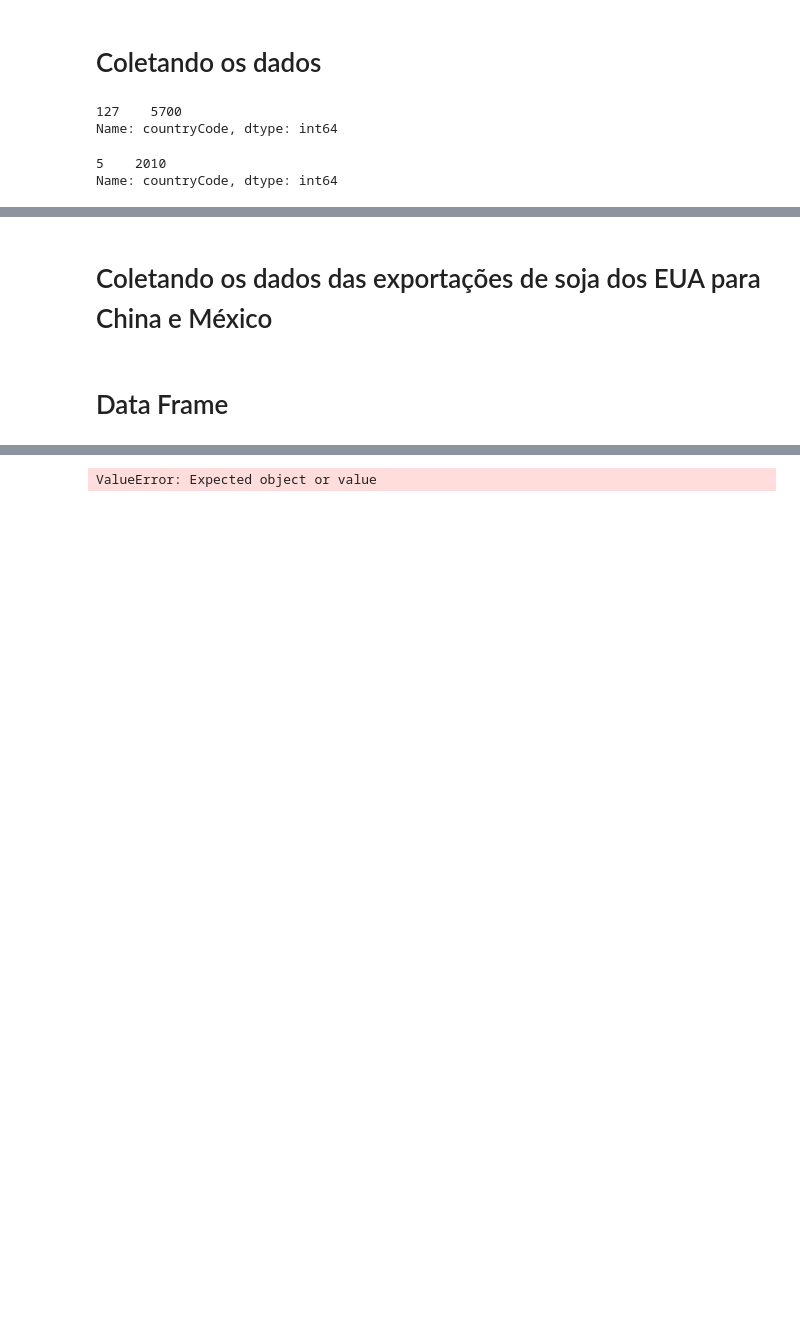
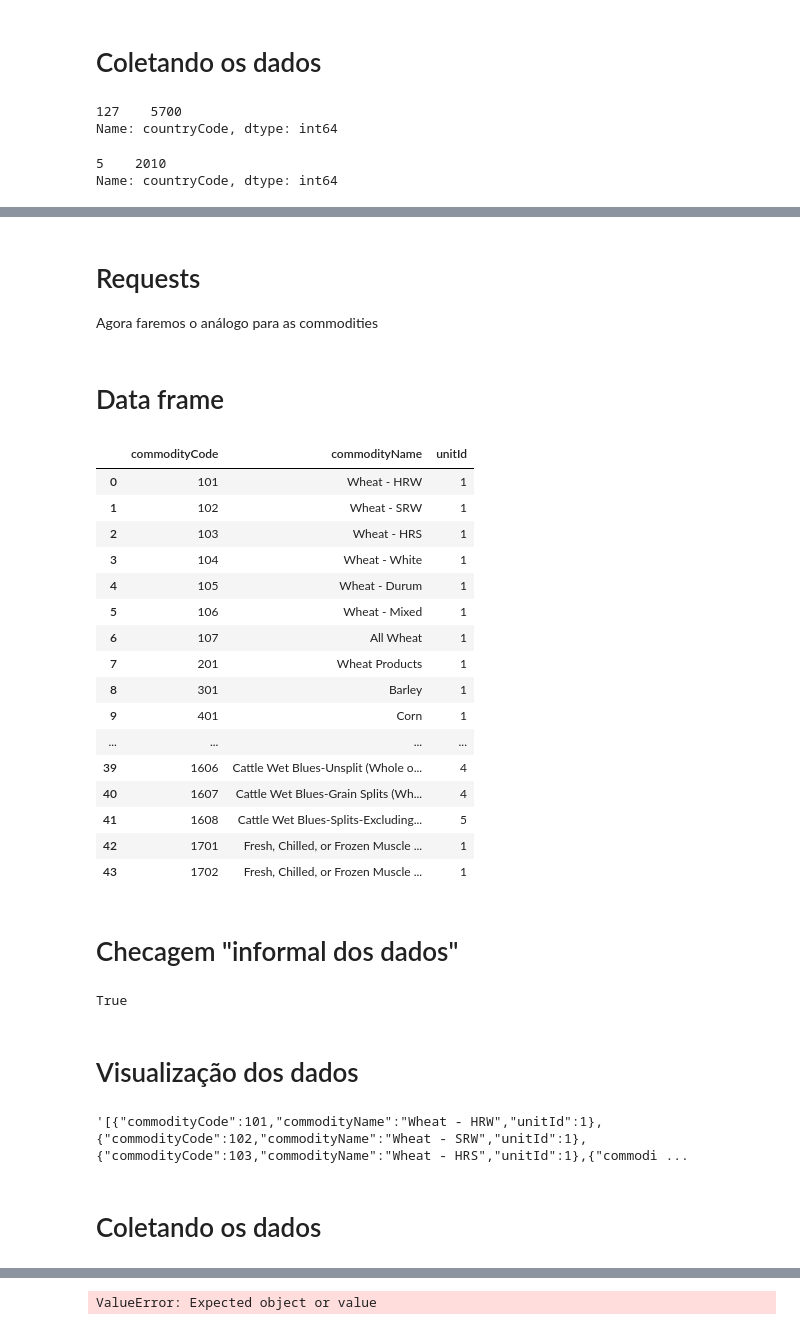
Before and after one commit to thiagogsdsa/desafio_veeries, a Jupyter notebook: Webscraping-checkpoint.ipynb, the cells around one changed output, grey strips where cells are left out. Saved outputs shown, nothing was run; the diff lists cells and outputs as text; code cells hidden in the pictures; blank space fills up the shorter version.

```diff
--- a/Webscraping-checkpoint.ipynb
+++ b/Webscraping-checkpoint.ipynb
@@ -33,6 +33,7 @@ import pandas as pd
 # %%
 headers_dict = {"API_KEY": "3ac2f199-34ca-433a-a839-46b81be88596"}
 url_countries = "https://apps.fas.usda.gov/OpenData/api/esr/countries"
+url_commodities = "https://apps.fas.usda.gov/OpenData/api/esr/commodities"
 # %% [markdown]
 # Requests
  Coletando os dados dos Países
@@ -108,4 +94,43 @@ Data_mexico = requests.get(url=url_mexico, headers=headers_dict)
-# %% [markdown]
-# Coletando os dados das exportações de soja dos EUA para China e México
-# %% [markdown]
-# Data Frame
+# %% [markdown]
+# Requests
+Agora faremos o análogo para as commodities
+# %%
+Data_commodities = requests.get(url=url_commodities, headers=headers_dict)
+# %% [markdown]
+# Data frame
+# %%
+df = pd.read_json(Data_commodities.text)
+df.head(1000)
+# %% [output]
+|  | commodityCode | commodityName | unitId |
+| 0 | 101 | Wheat - HRW | 1 |
+| 1 | 102 | Wheat - SRW | 1 |
+| 2 | 103 | Wheat - HRS | 1 |
+| 3 | 104 | Wheat - White | 1 |
+| 4 | 105 | Wheat - Durum | 1 |
+| 5 | 106 | Wheat - Mixed | 1 |
+| 6 | 107 | All Wheat | 1 |
+| 7 | 201 | Wheat Products | 1 |
+| 8 | 301 | Barley | 1 |
+| 9 | 401 | Corn | 1 |
+| ... | ... | ... | ... |
+| 39 | 1606 | Cattle Wet Blues-Unsplit (Whole o... | 4 |
+| 40 | 1607 | Cattle Wet Blues-Grain Splits (Wh... | 4 |
+| 41 | 1608 | Cattle Wet Blues-Splits-Excluding... | 5 |
+| 42 | 1701 | Fresh, Chilled, or Frozen Muscle ... | 1 |
+| 43 | 1702 | Fresh, Chilled, or Frozen Muscle ... | 1 |
+# %% [markdown]
+# Checagem "informal dos dados"
+# %%
+# Checando se existe soja dentro dos dados
+print('Soybeans' in str(Data_commodities.text))
+# %% [output]
+True
+# %% [markdown]
+# Visualização dos dados
+# %%
+str(Data_commodities.text)[:900]
+# %% [output]
+'[{"commodityCode":101,"commodityName":"Wheat - HRW","unitId":1},{"commodityCode":102,"commodityName":"Wheat - SRW","unitId":1},{"commodityCode":103,"commodityName":"Wheat - HRS","unitId":1},{"commodi ...
+# %% [markdown]
+# Coletando os dados
```
Also changed, not shown: parts of 15 cells of this notebook.
